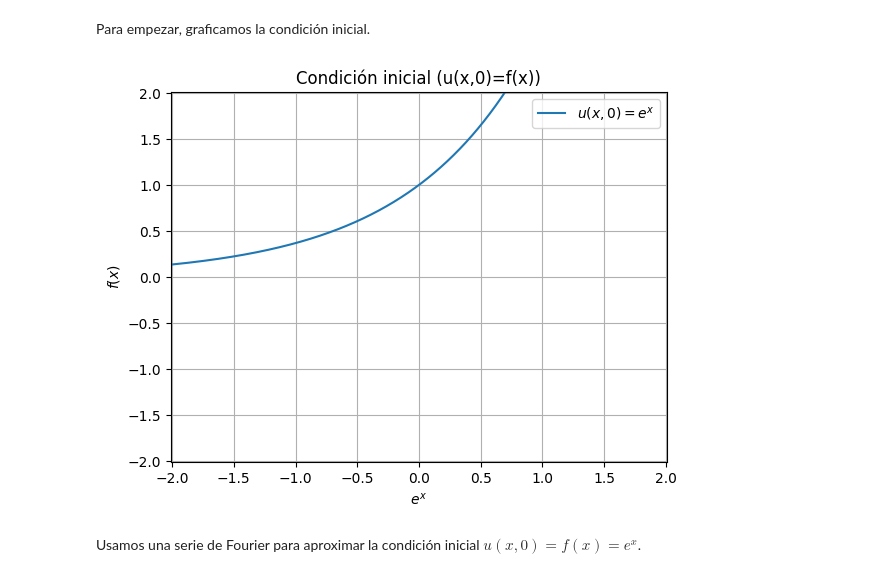
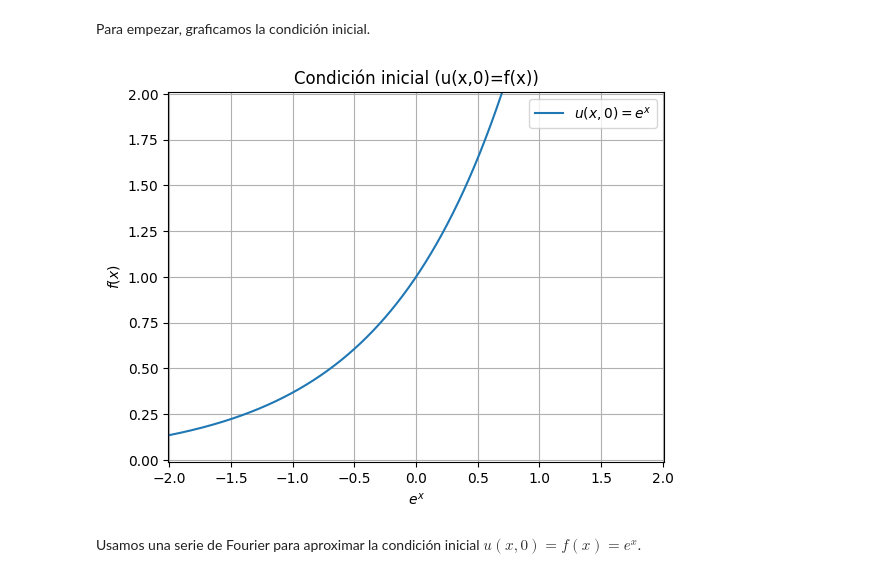
Before and after one commit to Mauricio-Fragoso-Mendoza/Ecuaciones-Diferenciales-Parciales-I, a Jupyter notebook: Ecuacion del calor (Ejercicio 2c).ipynb, the cells around one changed output. Cells and saved outputs as stored; diff of their text form; code cells hidden in the pictures.

```diff
--- a/Ecuacion del calor (Ejercicio 2c).ipynb
+++ b/Ecuacion del calor (Ejercicio 2c).ipynb
@@ -19,13 +19,13 @@ Para empezar, graficamos la condición inicial.
 # %%
 x = linspace(-2,2,1000)
 f = exp(x)
 plot(x,f,label='$u(x,0)=e^x$')
 plt.xlabel('$e^x$'); plt.ylabel('$f(x)$');
 plt.title("Condición inicial (u(x,0)=f(x))")
-xlim([-2.01,2.01]),ylim([-2.01,2.01]),grid(),legend()
+xlim([-2.01,2.01]),ylim([-0.01,2.01]),grid(),legend()
 show()
 # %% [output]
-[figure, old version]
+[figure, new version]
 # %% [markdown]
 Usamos una serie de Fourier para aproximar la condición inicial $u(x,0)=f(x)=e^x$.
 # %%
```
Also changed, not shown: parts of 1 cell of this notebook.
